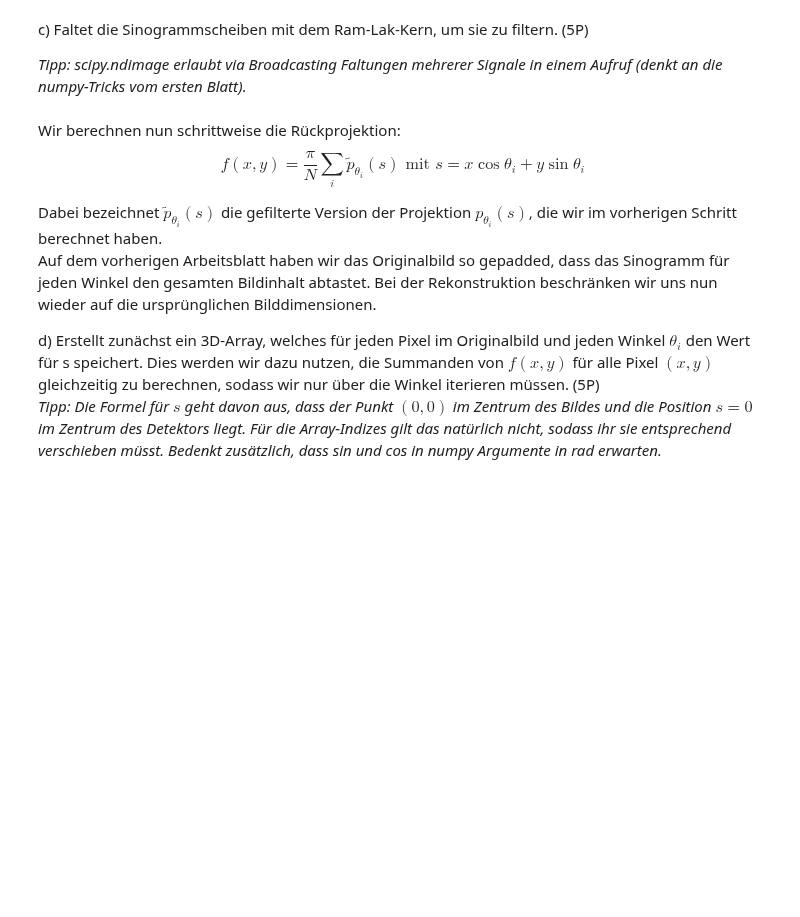
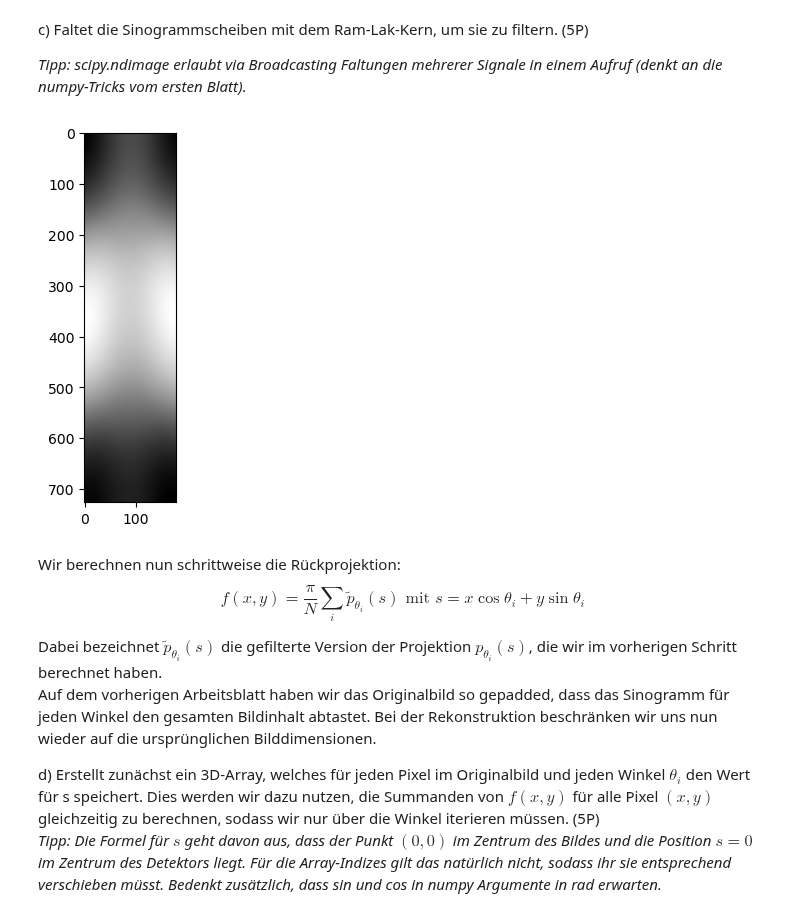
Before and after one commit to TimNogga/MedizinischeBildAnalyseBonn, a Jupyter notebook: mba-05/MBA_05.ipynb, the cells around one changed output. Saved outputs shown, nothing was run; the diff lists cells and outputs as text; code cells hidden in the pictures; blank space fills up the shorter version.

```diff
--- a/mba-05/MBA_05.ipynb
+++ b/mba-05/MBA_05.ipynb
@@ -187,10 +187,16 @@ _Tipp: scipy.ndimage erlaubt via Broadcasting Faltungen mehrerer Signale in eine
 # %%
 import numpy as np
 from scipy.ndimage import convolve
 
 sinogramm = np.load('sinogramm_padded.npy')
 
 # Lösung:
+filtered_sinogramm = convolve(sinogramm, ifftshift(filter[..., None]))
+
+plt.imshow(filtered_sinogramm, cmap="gray")
+plt.show()
+# %% [output]
+[figure, added]
 # %% [markdown]
 Wir berechnen nun schrittweise die Rückprojektion:
 $$
```
